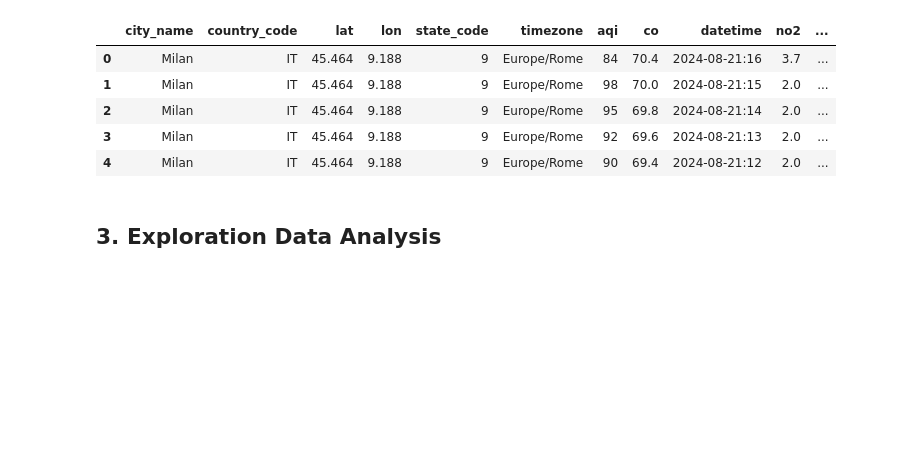
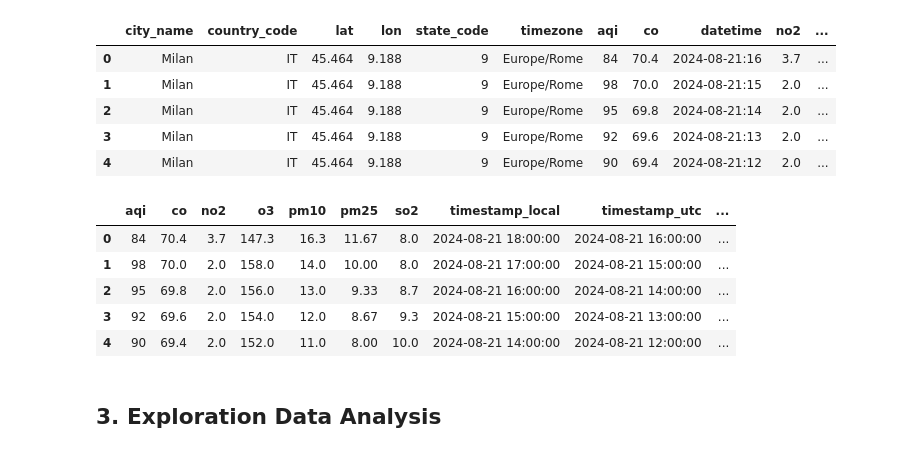
Before and after one commit to Silvano315/ETL-project-using-API, a Jupyter notebook: air_quality_transform.ipynb, the cells around one changed output. Cells and saved outputs as stored; diff of their text form; code cells hidden in the pictures; blank space fills up the shorter version.

```diff
--- a/air_quality_transform.ipynb
+++ b/air_quality_transform.ipynb
@@ -126,6 +126,24 @@ The columns 'timestamp_local' and 'timestamp_utc' have been successfully convert
 | 2 | Milan | IT | 45.464 | 9.188 | 9 | Europe/Rome | 95 | 69.8 | 2024-08-21:14 | 2.0 | ... |
 | 3 | Milan | IT | 45.464 | 9.188 | 9 | Europe/Rome | 92 | 69.6 | 2024-08-21:13 | 2.0 | ... |
 | 4 | Milan | IT | 45.464 | 9.188 | 9 | Europe/Rome | 90 | 69.4 | 2024-08-21:12 | 2.0 | ... |
+# %%
+# Drop feature with single value
+
+for col in df.columns:
+
+    if df[col].nunique() == 1:
+        df.drop(columns=[col], inplace=True)
+
+df.drop(columns='datetime', inplace=True)
+
+df.head()
+# %% [output]
+|  | aqi | co | no2 | o3 | pm10 | pm25 | so2 | timestamp_local | timestamp_utc | ... |
+| 0 | 84 | 70.4 | 3.7 | 147.3 | 16.3 | 11.67 | 8.0 | 2024-08-21 18:00:00 | 2024-08-21 16:00:00 | ... |
+| 1 | 98 | 70.0 | 2.0 | 158.0 | 14.0 | 10.00 | 8.0 | 2024-08-21 17:00:00 | 2024-08-21 15:00:00 | ... |
+| 2 | 95 | 69.8 | 2.0 | 156.0 | 13.0 | 9.33 | 8.7 | 2024-08-21 16:00:00 | 2024-08-21 14:00:00 | ... |
+| 3 | 92 | 69.6 | 2.0 | 154.0 | 12.0 | 8.67 | 9.3 | 2024-08-21 15:00:00 | 2024-08-21 13:00:00 | ... |
+| 4 | 90 | 69.4 | 2.0 | 152.0 | 11.0 | 8.00 | 10.0 | 2024-08-21 14:00:00 | 2024-08-21 12:00:00 | ... |
 # %% [markdown]
 ## 3. Exploration Data Analysis
 # %%
```
Also changed, not shown: parts of 4 cells of this notebook.
